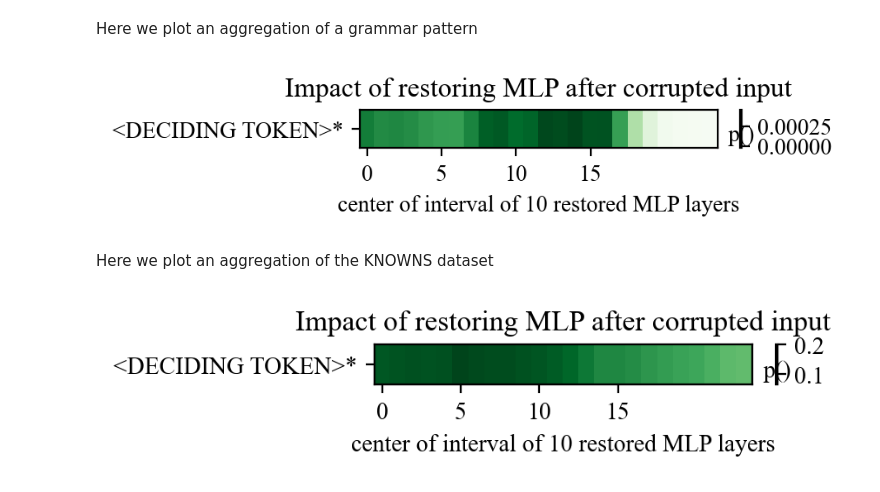
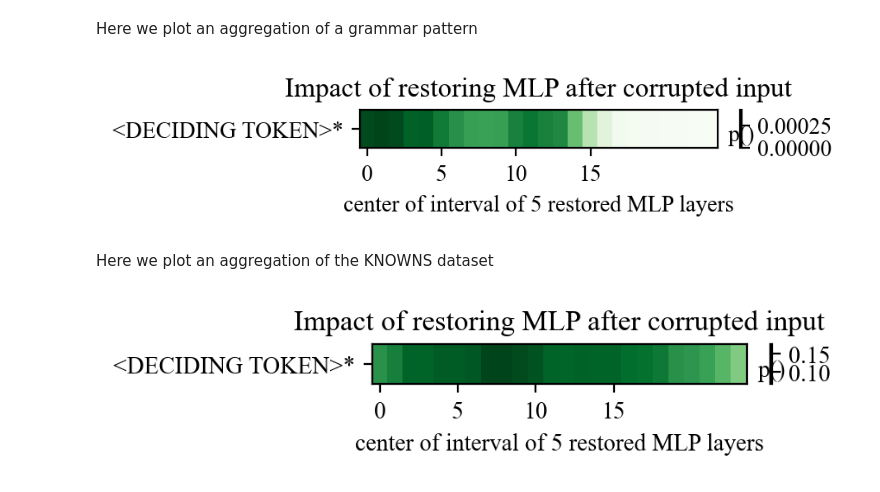
Before and after one commit to Andrwyl/Modified-Rome, a Jupyter notebook: notebooks/causal_trace.ipynb, the cells around one changed output. Saved outputs shown, nothing was run; the diff lists cells and outputs as text; code cells hidden in the pictures.

```diff
--- a/notebooks/causal_trace.ipynb
+++ b/notebooks/causal_trace.ipynb
@@ -455,8 +446,8 @@ total_low_scores = 0
 
 length = 0
 
-for sentence in sentences_list[0:100]:
-    mlp_scores = calculate_hidden_flow(mt, prompt=sentence["masked_sentence"], target =sentence["good_word"], anti_target = sentence["bad_word"], focused = True, subject=sentence["subject"], samples=10, noise=noise_level, window = 10, kind="mlp")
+for sentence in sentences_list[0:500]:
+    mlp_scores = calculate_hidden_flow(mt, prompt=sentence["masked_sentence"], target =sentence["good_word"], anti_target = sentence["bad_word"], focused = True, subject=sentence["subject"], samples=10, noise=noise_level, window = 5, kind="mlp")
     total_mlp_scores += mlp_scores["scores"]
 
     total_low_scores += mlp_scores["low_score"]
@@ -471,22 +462,22 @@ total_low_scores = total_low_scores / length
 # %%
 to_plot = {}
 to_plot["scores"] = total_mlp_scores
 
 
 to_plot["kind"] = "mlp"
 to_plot["low_score"] = total_low_scores
 
 to_plot["input_ids"] = ["<DECIDING TOKEN>"]
 to_plot["input_tokens"] = ["<DECIDING TOKEN>"]
 
 to_plot["subject_range"] = [0, 1]
 to_plot["answer"] = ""
 
-to_plot["window"] = 10
+to_plot["window"] = 5
 
 plot_trace_heatmap(to_plot, True, None, None)
 # %% [output]
-[figure, old version]
+[figure, new version]
 # %% [markdown]
 Here we plot an aggregation of the KNOWNS dataset
 # %%
@@ -522,8 +513,8 @@ to_plot["input_tokens"] = ["<DECIDING TOKEN>"]
 to_plot["subject_range"] = [0, 1]
 to_plot["answer"] = ""
 
-to_plot["window"] = 10
+to_plot["window"] = 5
 
 plot_trace_heatmap(to_plot, True, None, None)
 # %% [output]
-[figure, old version]
+[figure, new version]
```
Also changed, not shown: parts of 3 cells of this notebook.
